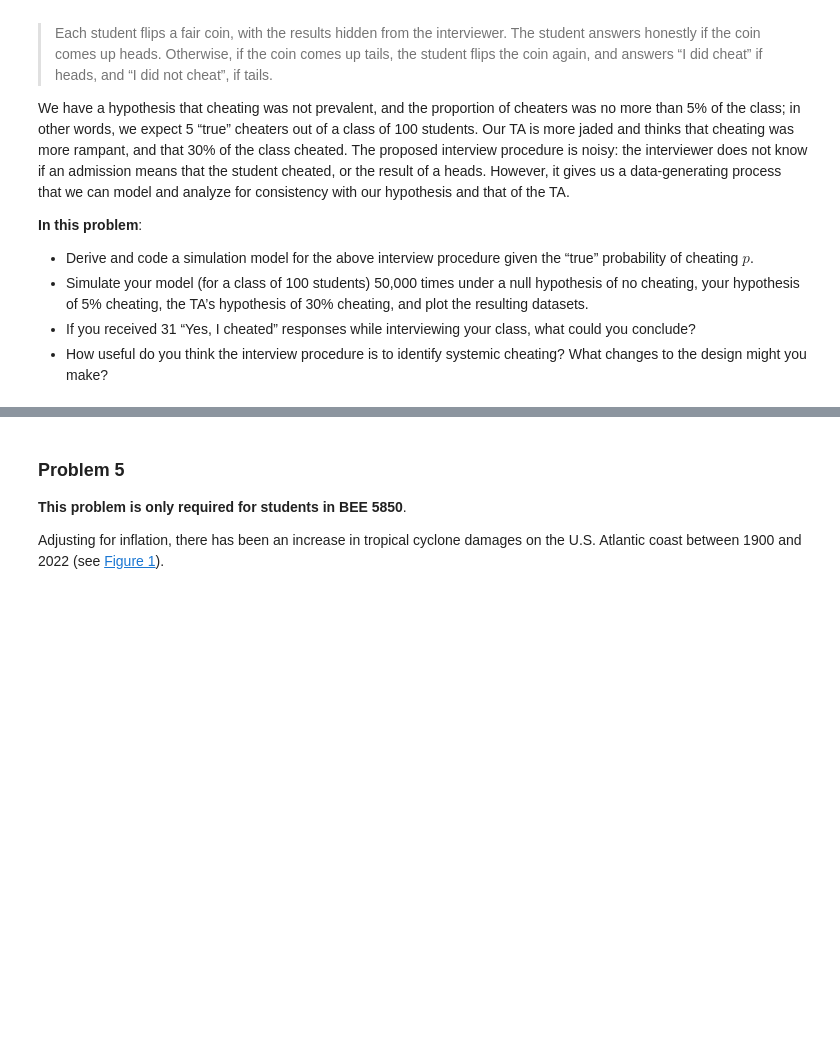
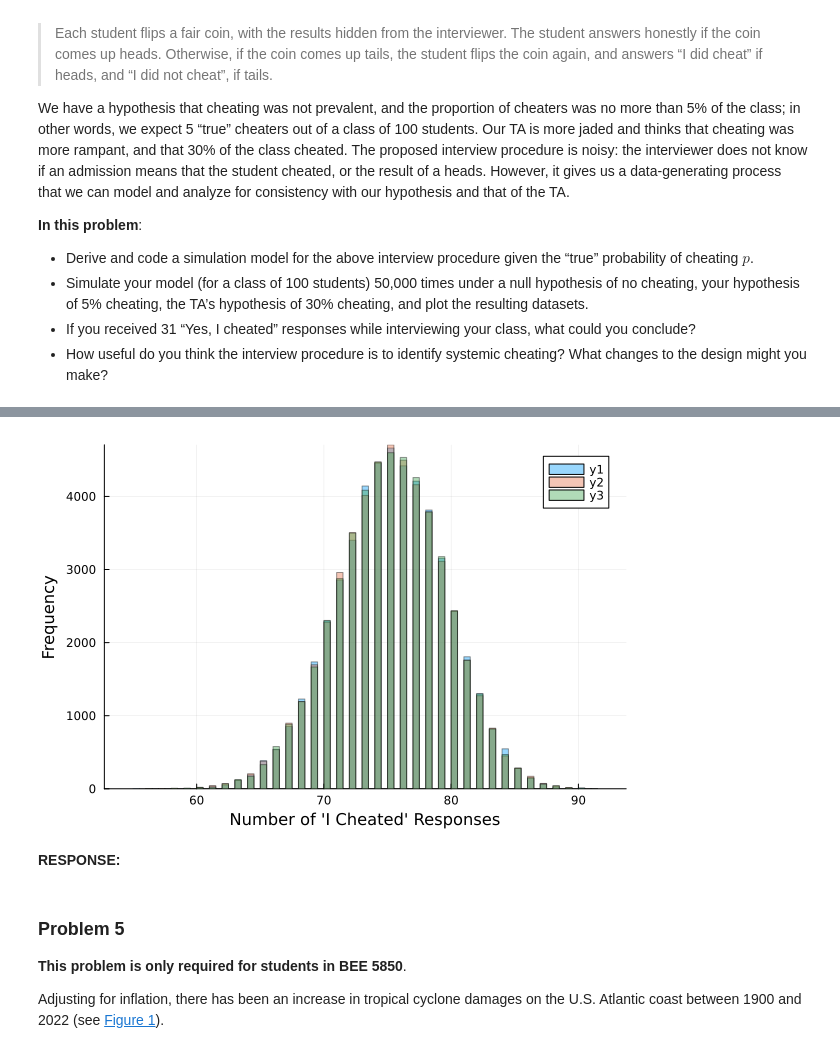
Before and after one commit to BEE4850-SP25/hw01-christinemswanson, a Jupyter notebook: hw01.ipynb, the cells around one changed output, grey strips where cells are left out. Cells and saved outputs as stored; diff of their text form; code cells hidden in the pictures; blank space fills up the shorter version.

```diff
--- a/hw01.ipynb
+++ b/hw01.ipynb
@@ -440,22 +424,0 @@ coin_flip (generic function with 1 method)
-# %%
-# simulation for interview procedure
-
-# number of students - 100
-num_students = 100
-
-num_cheaters = [] # hold number of cheaters
-
-p = 0 # initialize p?
-
-for i in 1:num_students
-
-    result = coin_flip() # call coin flip function
-
-    # coin flip - true probability of cheating (probability of heads?)
-    # if honest answer, get heads (or if heads, honest answer?)
-    # want to simulate the truth
-
-    if result == 0 # if heads
-        p = 0.05 # honest answer probability (5%)
-
-end
@@ -467,3 +463,29 @@ end
+# %%
+# simulate the interview procedure 50k times
+
+# arg 1 = number of simulations
+# arg 2 = "true" probability of cheating
+
+num_students = 100
+num_simulations = 50000 # 50k for final run
+
+# 1: run the function for null hypothesis of no cheating
+null_hyp = [simulate_interview_procedure(num_simulations, 0) for i in 1:num_simulations];
+
+# 2: run the function for hypothesis of 5% cheating
+hyp_five_percent_cheating = [simulate_interview_procedure(num_simulations, 0.05) for i in 1:num_simulations];
+
+# 3: run the function for hypothesis of 30% cheating
+hyp_thirty_percent_cheating = [simulate_interview_procedure(num_simulations, 0.30) for i in 1:num_simulations];
+# %%
+histogram(null_hyp, alpha = 0.4)
+histogram!(hyp_five_percent_cheating, alpha = 0.4)
+histogram!(hyp_thirty_percent_cheating, alpha = 0.4, xlabel="Number of 'I Cheated' Responses",
+ylabel="Frequency")
+# %% [output]
+[figure, added]
+# %% [markdown]
+**RESPONSE:**
 # %% [markdown]
 ### Problem 5
 
```
Also changed, not shown: parts of 3 cells of this notebook.
